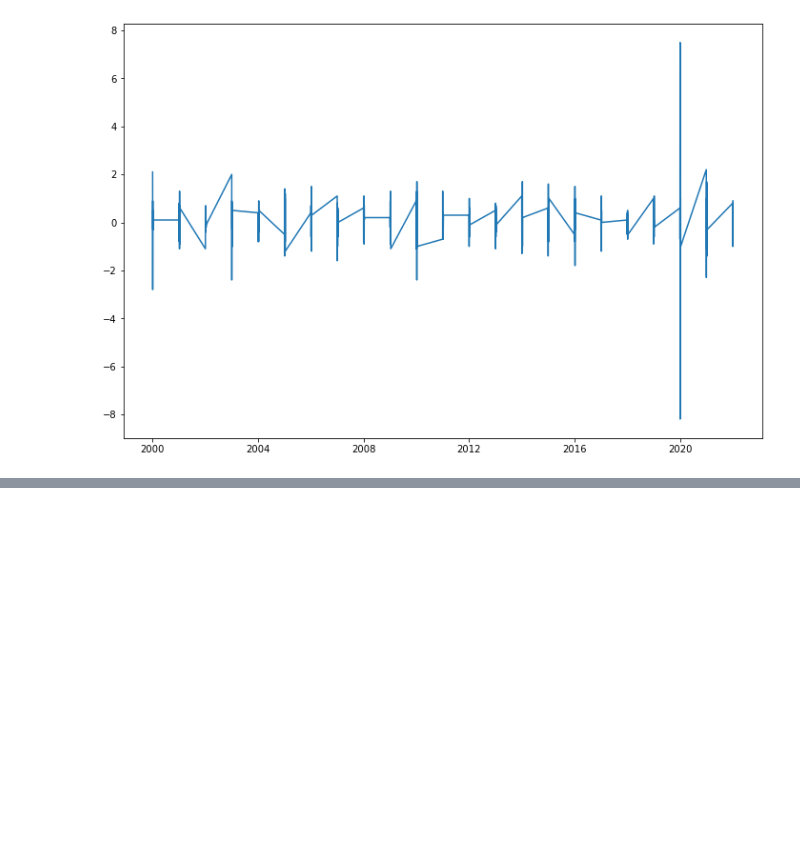
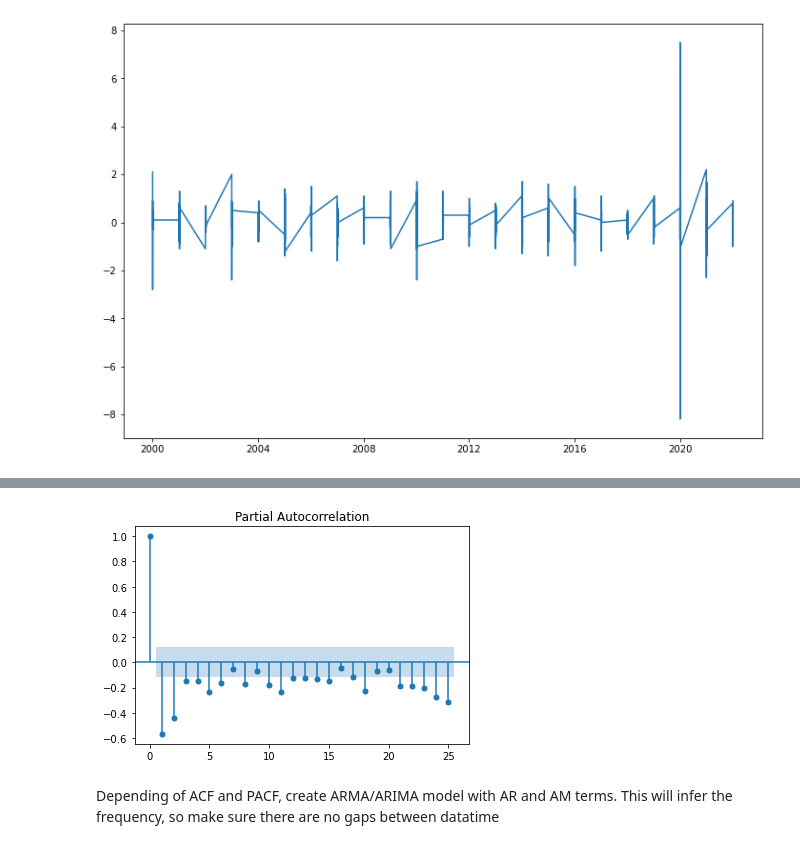
Before and after one commit to KitwanaSh/Sentiment_analysis, a Jupyter notebook: unemployment_bach.ipynb, the cells around one changed output, grey strips where cells are left out. Cells and saved outputs as stored; diff of their text form; code cells hidden in the pictures; blank space fills up the shorter version.

Commit message:
Feat: Test the RMA model if it is to be kept

```diff
--- a/unemployment_bach.ipynb
+++ b/unemployment_bach.ipynb
@@ -67,0 +82,7 @@ plt.show()
+# %%
+plot_pacf(diff2_ur_df)
+plt.show()
+# %% [output]
+[figure, added]
+# %% [markdown]
+Depending of ACF and PACF, create ARMA/ARIMA model with AR and AM terms. This will infer the frequency, so make sure there are no gaps between datatime
```
Also changed, not shown: parts of 3 cells of this notebook.
